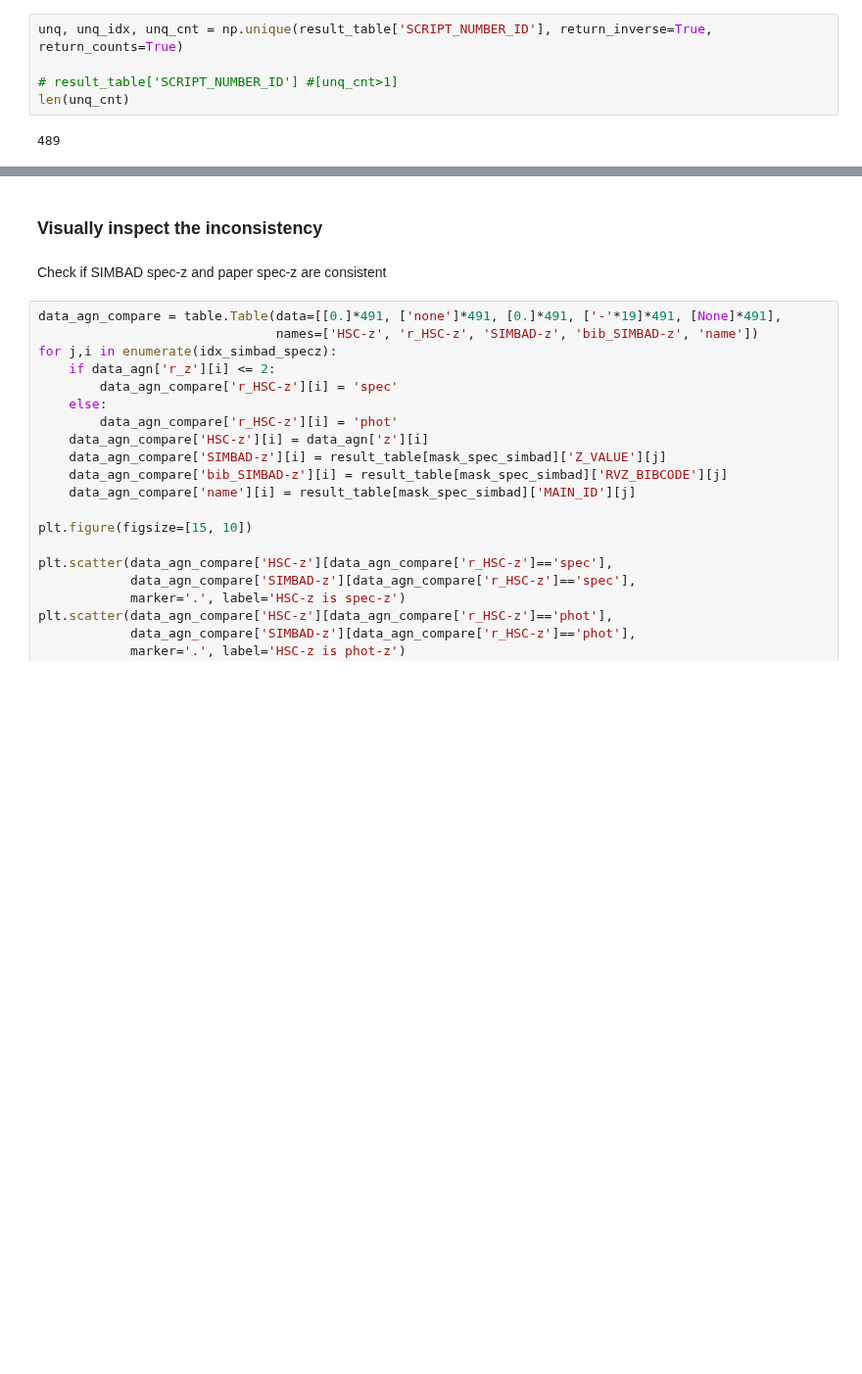
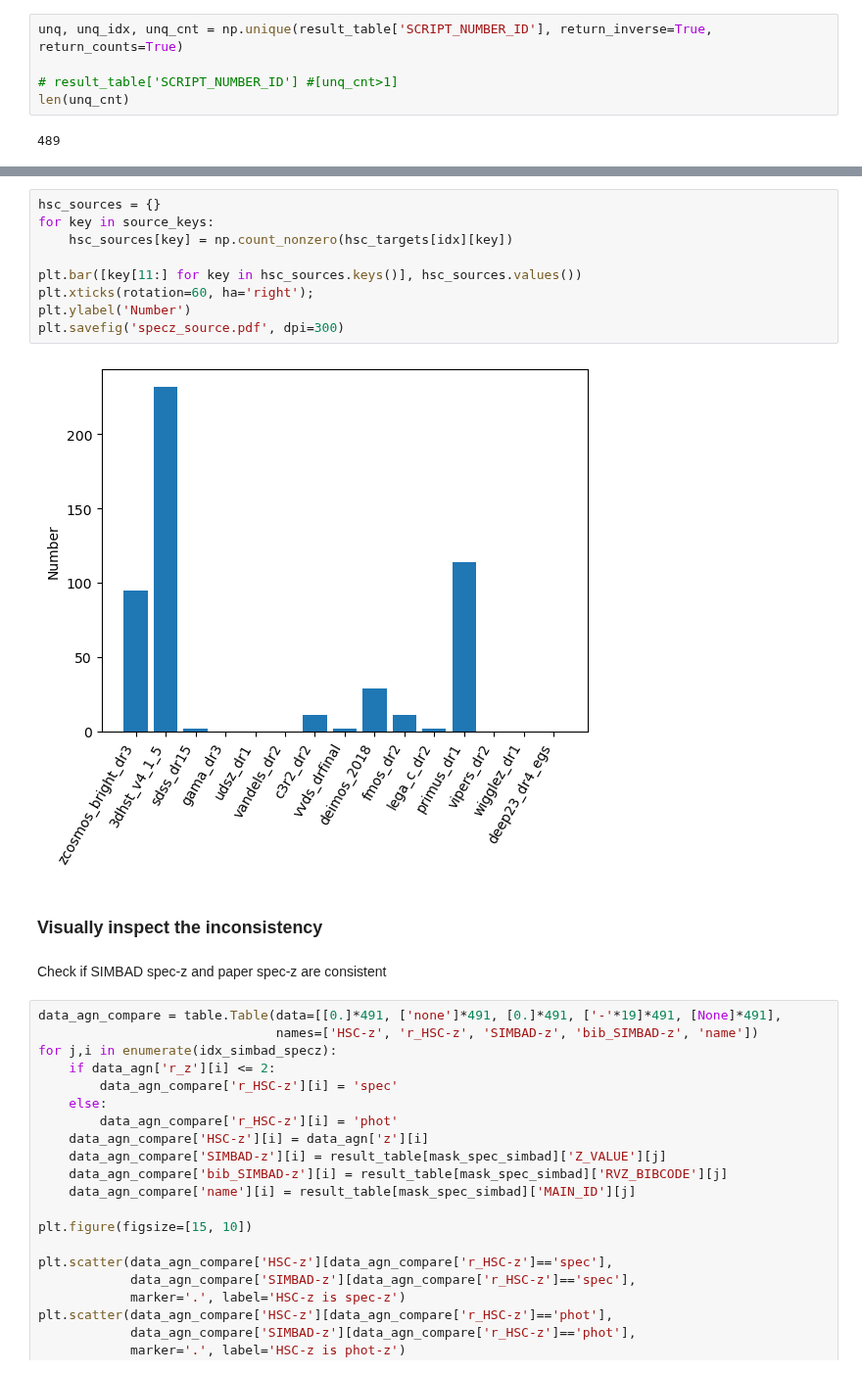
Before and after one commit to Chisen-Lupus/dwarf_agn_cosmos, a Jupyter notebook: hsc-ssp_specz.ipynb, the cells around one changed output, grey strips where cells are left out. Shown at 98% size. Drawn from its saved outputs; the diff is of its cells as text; blank space fills up the shorter version.

```diff
--- a/hsc-ssp_specz.ipynb
+++ b/hsc-ssp_specz.ipynb
@@ -169,3 +274,14 @@ plt.legend(frameon=True, loc=4)
+# %%
+hsc_sources = {}
+for key in source_keys:
+    hsc_sources[key] = np.count_nonzero(hsc_targets[idx][key])
+
+plt.bar([key[11:] for key in hsc_sources.keys()], hsc_sources.values())
+plt.xticks(rotation=60, ha='right');
+plt.ylabel('Number')
+plt.savefig('specz_source.pdf', dpi=300)
+# %% [output]
+[figure, added]
 # %% [markdown]
 ### Visually inspect the inconsistency
 # %% [markdown]
```
Also changed, not shown: parts of 13 cells of this notebook, 4 other files.
